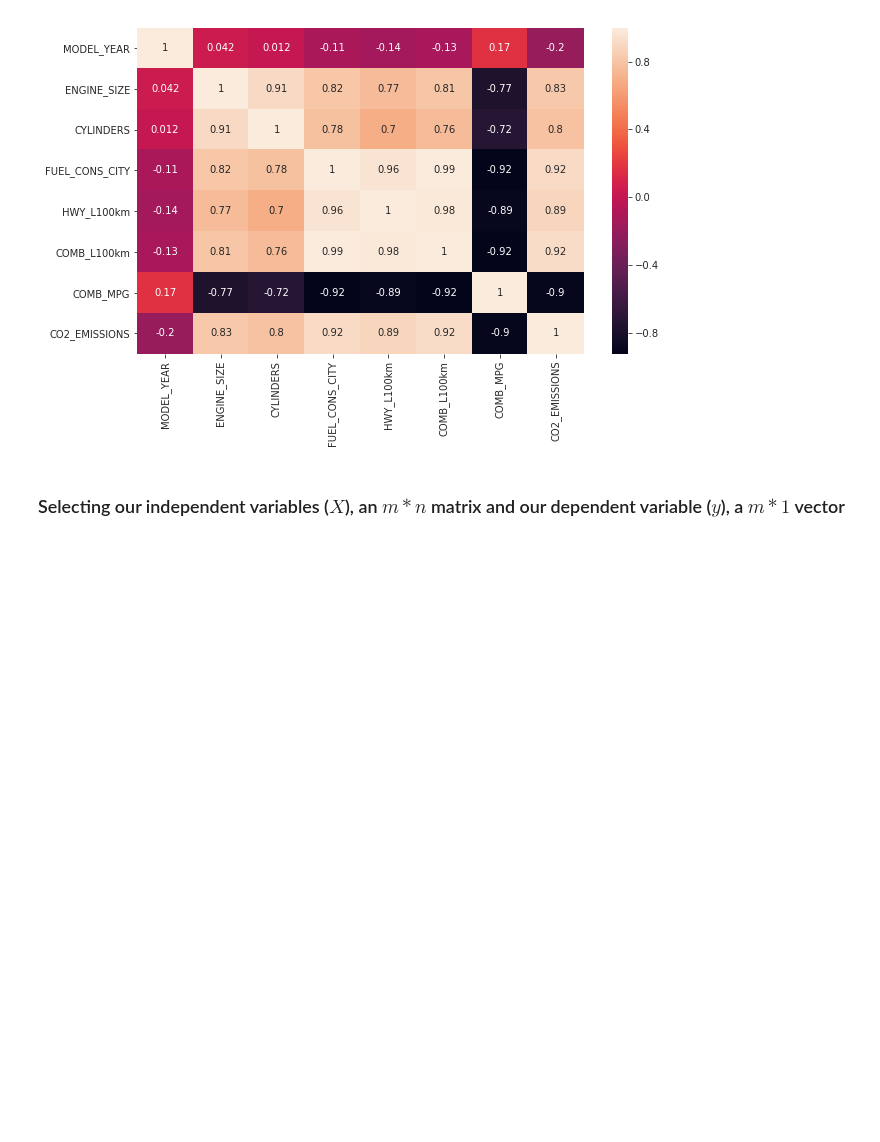
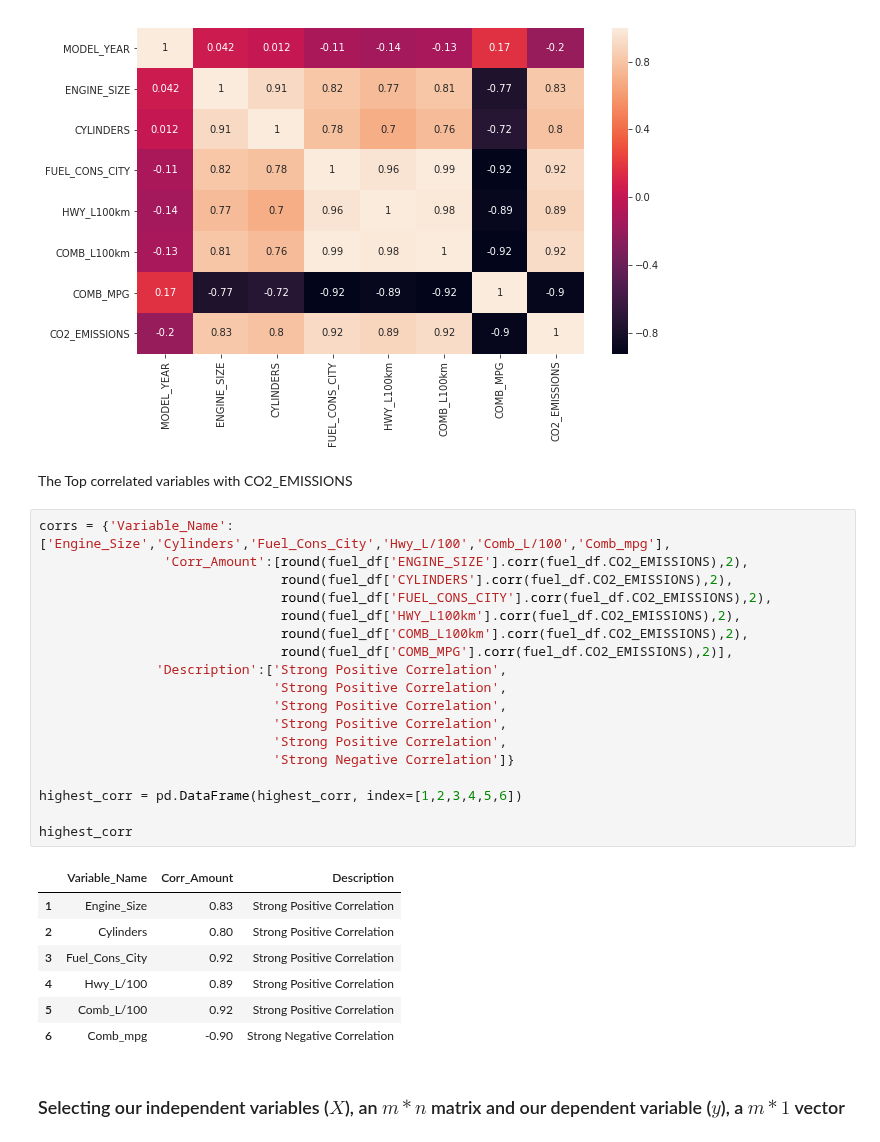
Before and after one commit to Lawrence-Krukrubo/Machine_Learning, a Jupyter notebook: coefficients_of_multiple_linear_regression.ipynb, the cells around one changed output. Drawn from its saved outputs; the diff is of its cells as text; blank space fills up the shorter version.

```diff
--- a/coefficients_of_multiple_linear_regression.ipynb
+++ b/coefficients_of_multiple_linear_regression.ipynb
@@ -266,6 +266,34 @@ sns.heatmap(corr_data, annot=True)
 plt.show()
 # %% [output]
 [figure]
+# %% [markdown]
+The Top correlated variables with CO2_EMISSIONS
+# %%
+corrs = {'Variable_Name':['Engine_Size','Cylinders','Fuel_Cons_City','Hwy_L/100','Comb_L/100','Comb_mpg'],
+                'Corr_Amount':[round(fuel_df['ENGINE_SIZE'].corr(fuel_df.CO2_EMISSIONS),2),
+                               round(fuel_df['CYLINDERS'].corr(fuel_df.CO2_EMISSIONS),2),
+                               round(fuel_df['FUEL_CONS_CITY'].corr(fuel_df.CO2_EMISSIONS),2),
+                               round(fuel_df['HWY_L100km'].corr(fuel_df.CO2_EMISSIONS),2),
+                               round(fuel_df['COMB_L100km'].corr(fuel_df.CO2_EMISSIONS),2),
+                               round(fuel_df['COMB_MPG'].corr(fuel_df.CO2_EMISSIONS),2)],
+               'Description':['Strong Positive Correlation',
+                              'Strong Positive Correlation',
+                              'Strong Positive Correlation',
+                              'Strong Positive Correlation',
+                              'Strong Positive Correlation',
+                              'Strong Negative Correlation']}
+
+highest_corr = pd.DataFrame(highest_corr, index=[1,2,3,4,5,6])
+
+highest_corr
+# %% [output]
+|  | Variable_Name | Corr_Amount | Description |
+| 1 | Engine_Size | 0.83 | Strong Positive Correlation |
+| 2 | Cylinders | 0.80 | Strong Positive Correlation |
+| 3 | Fuel_Cons_City | 0.92 | Strong Positive Correlation |
+| 4 | Hwy_L/100 | 0.89 | Strong Positive Correlation |
+| 5 | Comb_L/100 | 0.92 | Strong Positive Correlation |
+| 6 | Comb_mpg | -0.90 | Strong Negative Correlation |
 # %% [markdown]
 ### Selecting our independent variables ($X$), an $m * n$ matrix and our dependent variable ($y$), a $m * 1$ vector
 # %% [markdown]
```
